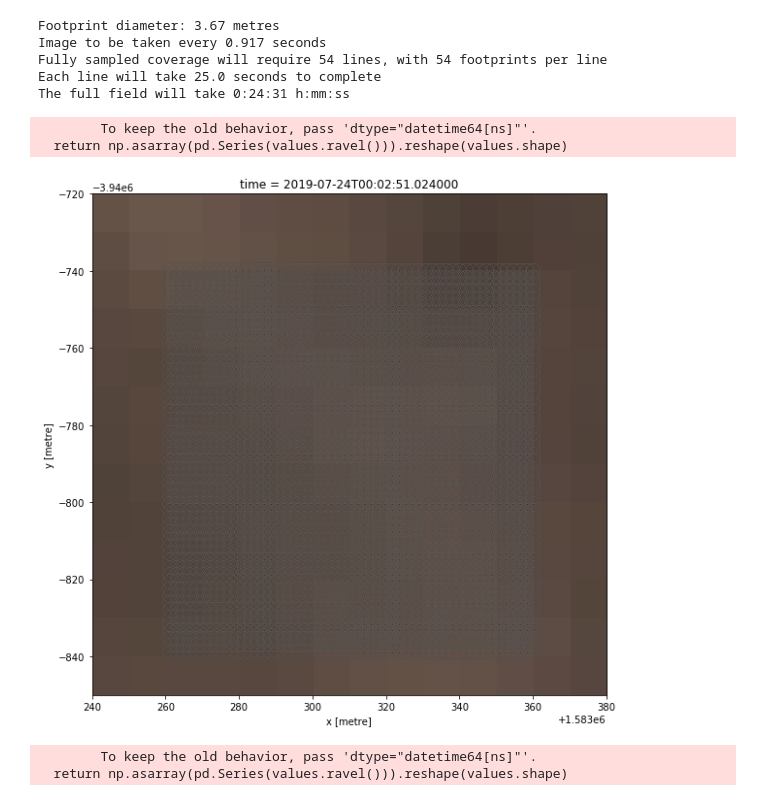
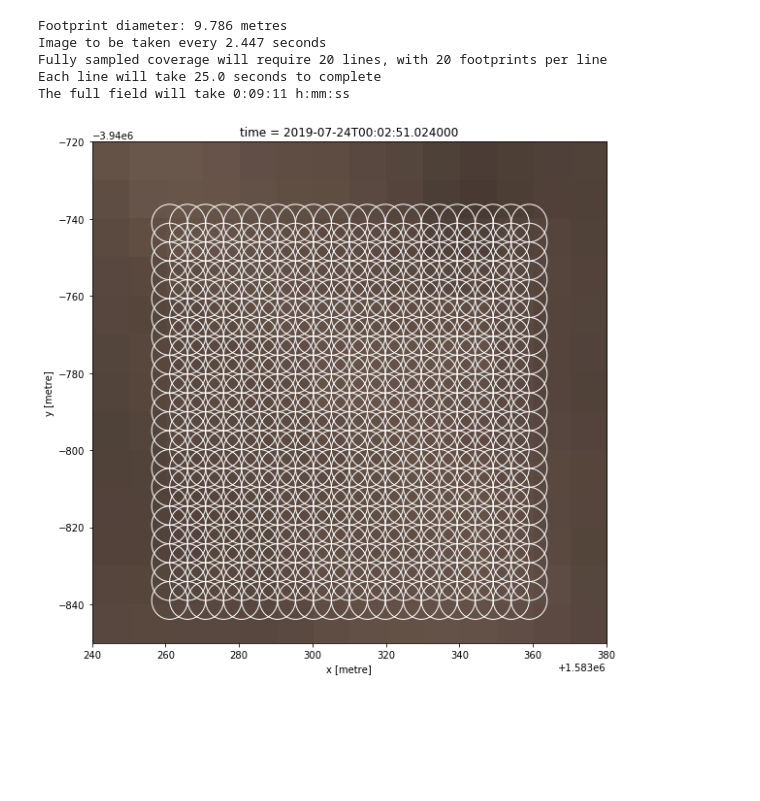
Before and after one commit to GeoscienceAustralia/DEA-CalVal-Phase1, a Jupyter notebook: Site-Pipelines/Drone_FootPrints.ipynb, the cells around one changed output. Drawn from its saved outputs; the diff is of its cells as text; code cells hidden in the pictures; blank space fills up the shorter version.

```diff
--- a/Site-Pipelines/Drone_FootPrints.ipynb
+++ b/Site-Pipelines/Drone_FootPrints.ipynb
@@ -18,7 +18,7 @@ SiteY = 100 # metres
 DroneSpeed = 4      # m/s
 TurnAroundTime = 2  # seconds
 FoV = 7             # degrees
-Height = 30         # metres
+Height = 80         # metres
 
 if Platform == 'Landsat8':
     PixelSize = 25.0 # metres
@@ -40,11 +40,11 @@ print("Each line will take", LineTime, "seconds to complete")
 
 print("The full field will take", datetime.timedelta(seconds=int(2 * (SiteX/FootPrint) * (LineTime+TurnAroundTime))), "h:mm:ss")
 # %% [output]
-Footprint diameter: 3.67 metres
-Image to be taken every 0.917 seconds
-Fully sampled coverage will require 54 lines, with 54 footprints per line
+Footprint diameter: 9.786 metres
+Image to be taken every 2.447 seconds
+Fully sampled coverage will require 20 lines, with 20 footprints per line
 Each line will take 25.0 seconds to complete
-The full field will take 0:24:31 h:mm:ss
+The full field will take 0:09:11 h:mm:ss
 # %%
 #
 # Project Longitude, Latitude coordinates into Australia Albers
@@ -63,7 +63,7 @@ SiteY_deg = SiteY / (2*111319.9)
 SiteX_deg = SiteX / (2*111319.9*math.cos(math.radians(Latitude)))
 
 query = {
-         'time': (datetime.datetime.now() - datetime.timedelta(days=50), datetime.datetime.now()),
+         'time': (datetime.datetime.now() - datetime.timedelta(days=70), datetime.datetime.now()- datetime.timedelta(days=50)),
          'lat': (Latitude - SiteY_deg - met_latdeg, Latitude + SiteY_deg + met_latdeg),
          'lon': (Longitude - SiteX_deg - met_londeg, Longitude + SiteX_deg + met_latdeg),
          'output_crs': 'EPSG:3577',
@@ -79,33 +79,32 @@ else:
     sat_array = dc.load(product='s2b_ard_granule', measurements=['nbart_red', 'nbart_green', 'nbart_blue'], **query)
 
 sat_array = sat_array.sel(time=datetime.datetime.now(), method='nearest')
-# %% [output]
-        To keep the old behavior, pass 'dtype="datetime64[ns]"'.
-  return np.asarray(pd.Series(values.ravel())).reshape(values.shape)
 # %%
 
 data = mask_invalid_data(sat_array)
 
 fake_saturation = 5000
 rgb = data.to_array(dim='color')
 rgb = rgb.transpose(*(rgb.dims[1:]+rgb.dims[:1]))  # make 'color' the last dimension
 rgb = rgb.where((rgb <= fake_saturation).all(dim='color'))  # mask out pixels where any band is 'saturated'
 rgb /= fake_saturation  # scale to [0, 1] range for imshow
 
 fig, axes = plt.subplots(nrows=1, ncols=1, figsize=(9.5, 9.5))
 rgb.plot.imshow(x=data.crs.dimensions[1], y=data.crs.dimensions[0])
 
 for i in np.arange(OzAlbLat - (SiteY/2), OzAlbLat + (SiteY/2), FootPrint/2):
     for j in np.arange(OzAlbLon - (SiteX/2), OzAlbLon + (SiteX/2), FootPrint/2):
-        circle2 = plt.Circle((j, i), FootPrint/2, color='k', linewidth=0.5, fill=None)
-        circle1 = plt.Circle((j, i), FootPrint/2, color='w', linewidth=0.2, fill=None)
-        axes.add_artist(circle2)
+        #circle2 = plt.Circle((j, i), FootPrint/2, color='k', linewidth=0.5, fill=None)
+        circle1 = plt.Circle((j, i), FootPrint/2, color='w', linewidth=1, fill=None)
+        #axes.add_artist(circle2)
         axes.add_artist(circle1)
+
+plt.savefig('inset.png')
 # %% [output]
-[figure, old version]
+[figure, new version]
 # %%
 bigquery = {
-         'time': (datetime.datetime.now() - datetime.timedelta(days=50), datetime.datetime.now()),
+         'time': (datetime.datetime.now() - datetime.timedelta(days=70), datetime.datetime.now() - datetime.timedelta(days=50)),
          'lat': (Latitude - SiteY_deg - met_latdeg -0.01, Latitude + SiteY_deg + met_latdeg+0.01),
          'lon': (Longitude - SiteX_deg - met_londeg-0.01, Longitude + SiteX_deg + met_latdeg+0.01),
          'output_crs': 'EPSG:3577',
@@ -121,9 +120,6 @@ else:
     bigsat_array = dc.load(product='s2b_ard_granule', measurements=['nbart_red', 'nbart_green', 'nbart_blue'], **bigquery)
 
 bigsat_array = bigsat_array.sel(time=datetime.datetime.now(), method='nearest')
-# %% [output]
-        To keep the old behavior, pass 'dtype="datetime64[ns]"'.
-  return np.asarray(pd.Series(values.ravel())).reshape(values.shape)
 # %%
 bigdata = mask_invalid_data(bigsat_array)
 
```
Also changed, not shown: parts of 1 cell of this notebook.
